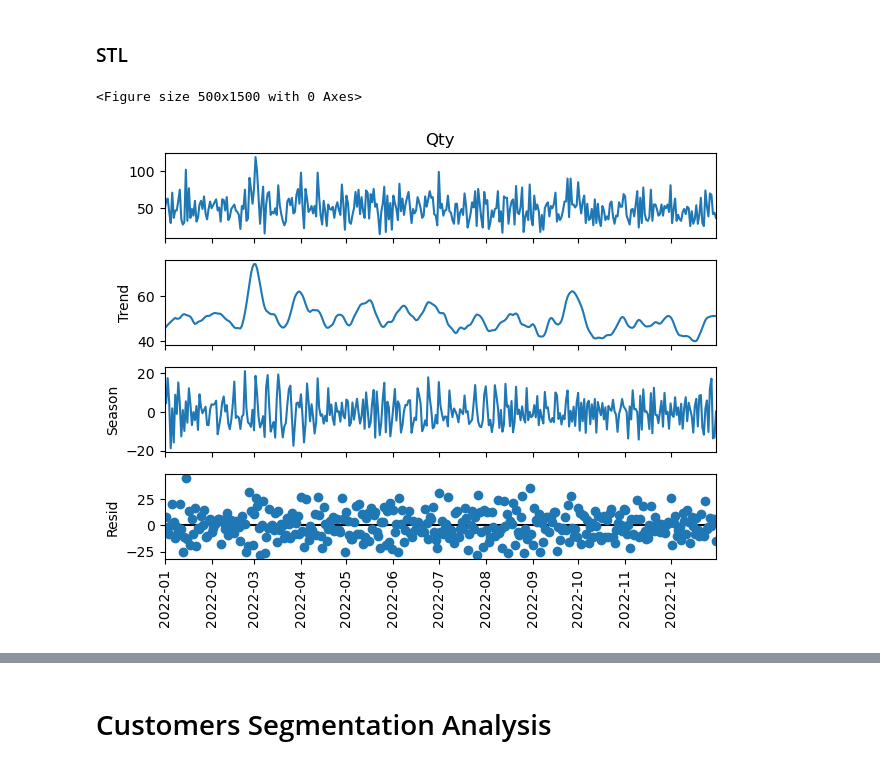
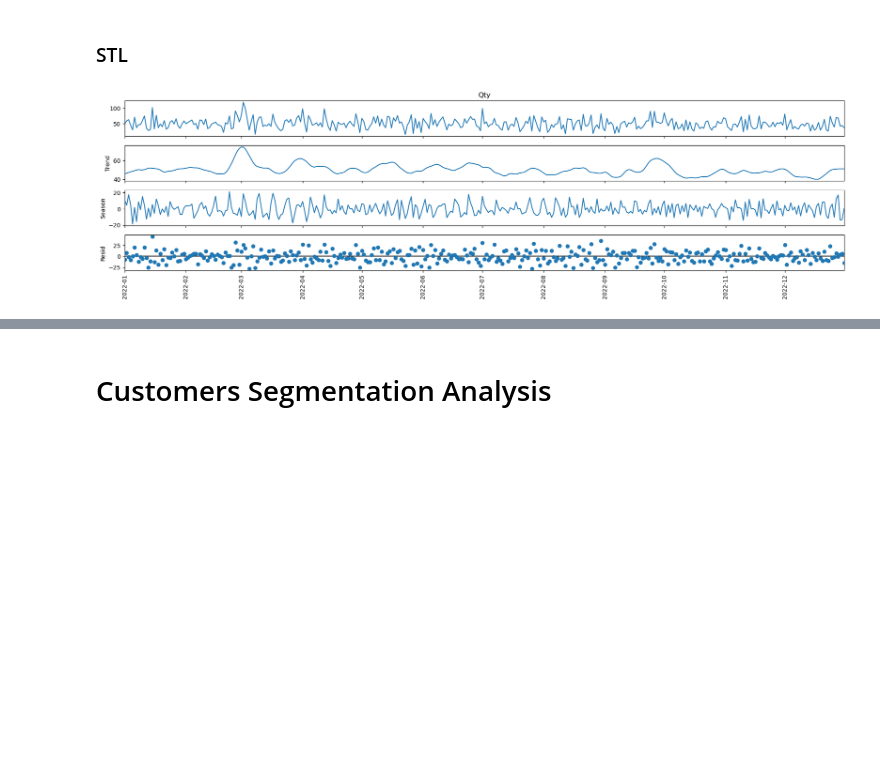
Before and after one commit to Faridwm/PBI_Rakamin-X-Kalbe_Data-Scientist, a Jupyter notebook: PBI ML.ipynb, the cells around one changed output, grey strips where cells are left out. Saved outputs shown, nothing was run; the diff lists cells and outputs as text; code cells hidden in the pictures; blank space fills up the shorter version.

```diff
--- a/PBI ML.ipynb
+++ b/PBI ML.ipynb
@@ -385,11 +385,11 @@ plt.plot(df_tsa.resample('D').mean())
 from statsmodels.tsa.seasonal import STL
 import statsmodels.api as sm
 # %%
-plt.figure(figsize=(5,15))
-STL(df_tsa['Qty']).fit().plot()
+res = STL(df_tsa['Qty']).fit()
+fig = res.plot()
+fig.set_figwidth(20)
 plt.xticks(rotation=90)
 plt.show()
 # %% [output]
-<Figure size 500x1500 with 0 Axes>
-[figure, old version]
+[figure, new version]
 # %%
```
Also changed, not shown: parts of 18 cells of this notebook, 1 other file.
